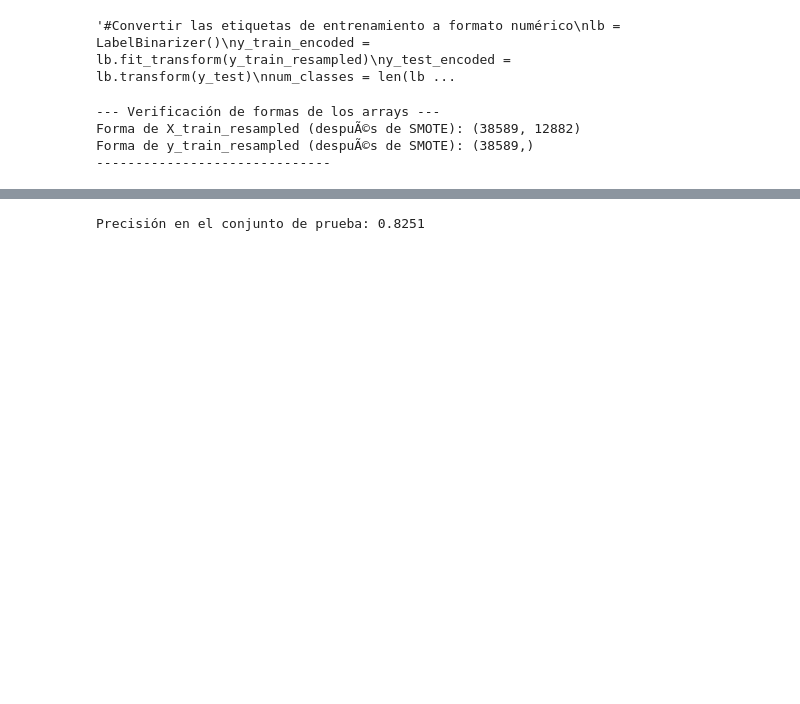
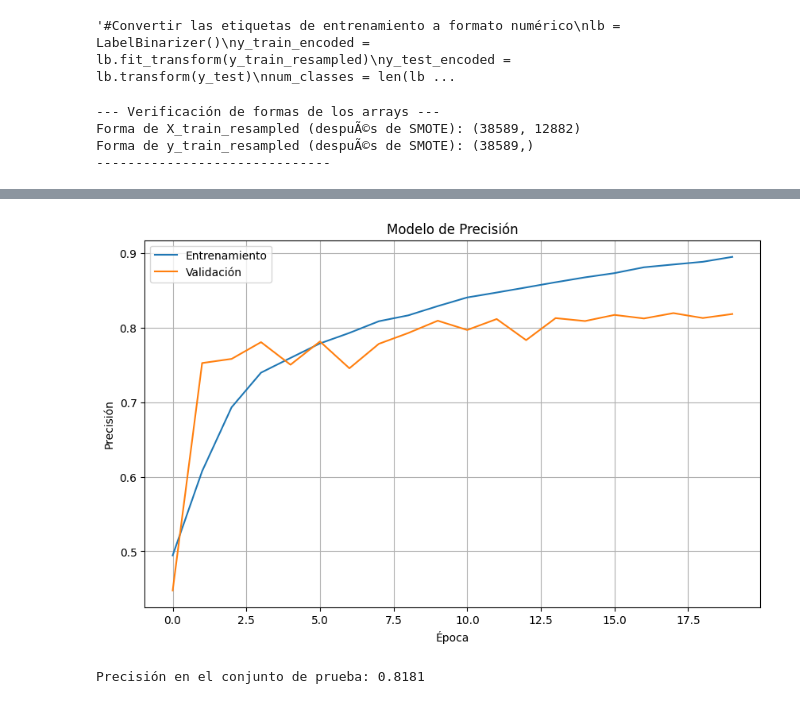
Before and after one commit to Alejo8808/Proyectofinal, a Jupyter notebook: McDonals.ipynb, the cells around one changed output, grey strips where cells are left out. Drawn from its saved outputs; the diff is of its cells as text; code cells hidden in the pictures; blank space fills up the shorter version.

```diff
--- a/McDonals.ipynb
+++ b/McDonals.ipynb
@@ -273,7 +322,7 @@ Forma de X_train_resampled (despuÃ©s de SMOTE): (38589, 12882)
 Forma de y_train_resampled (despuÃ©s de SMOTE): (38589,)
 ------------------------------
 # %%
-model.fit(X_train_resampled_dense, y_train_categorical,
+history = model.fit(X_train_resampled_dense, y_train_categorical,
           epochs=20,
           batch_size=32,
           validation_data=(X_test_dense, y_test_categorical),
@@ -300,9 +348,22 @@ Epoch 20/20
+# %%
+# Extrae los datos de accuaracy y val_accuracy del historial
+plt.figure(figsize=(10, 6))
+plt.plot(history.history['accuracy'])
+plt.plot(history.history['val_accuracy'])
+plt.title('Modelo de Precisión')
+plt.ylabel('Precisión')
+plt.xlabel('Época')
+plt.legend(['Entrenamiento', 'Validación'], loc='upper left')
+plt.grid(True)
+plt.show()
+# %% [output]
+[figure, added]
 # %%
 #Evaluar el modelo ---
 loss, accuracy = model.evaluate(X_test_dense, y_test_categorical, verbose=0)
 print(f"\nPrecisión en el conjunto de prueba: {accuracy:.4f}")
 # %% [output]
-Precisión en el conjunto de prueba: 0.8251
+Precisión en el conjunto de prueba: 0.8181
 # %%
 #Ejemplo de predicción
 new_review_es = "la carne sabrosa pero las papas horribles."
```
Also changed, not shown: parts of 6 cells of this notebook.
